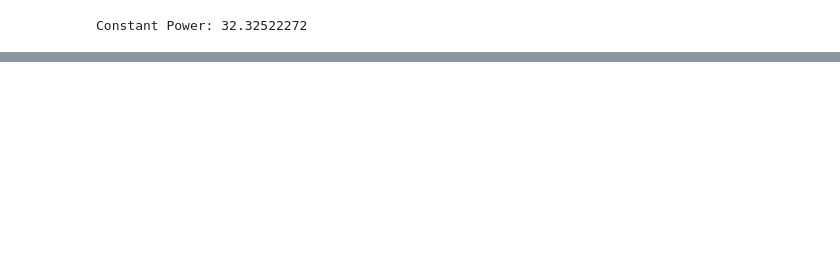
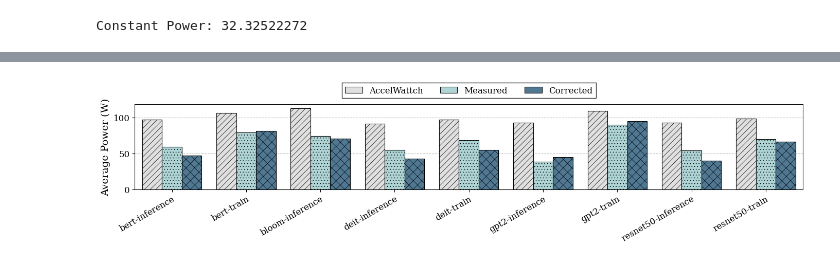
Before and after one commit to ice-rlab/accel-sim-framework-fork, a Jupyter notebook: hta2.ipynb, the cells around one changed output, grey strips where cells are left out. Cells and saved outputs as stored; diff of their text form; code cells hidden in the pictures; blank space fills up the shorter version.

```diff
--- a/hta2.ipynb
+++ b/hta2.ipynb
@@ -359,3 +523,96 @@ plt.savefig("power.png")
+# %%
+import matplotlib.pyplot as plt
+import seaborn as sns
+import polars as pl
+
+# --- 1. WIDE FIGURE CONFIGURATION ---
+# Width of ~7 inches is standard for 2-column papers (spanning both columns).
+# We use a slightly larger size (14x3.5) so it scales down crisply.
+plt.rcParams.update({
+    "font.family": "serif",
+    "font.serif": ["Times New Roman", "DejaVu Serif"],
+    "font.size": 12,
+    "axes.labelsize": 14,
+    "axes.titlesize": 14,
+    "xtick.labelsize": 12,
+    "ytick.labelsize": 12,
+    "legend.fontsize": 12,
+    "figure.figsize": (14, 3.5), # Wide aspect ratio
+    "hatch.linewidth": 0.5       # Thinner hatch lines for elegance
+})
+
+# --- 2. DATA PREPARATION ---
+plot_df = (
+    correct_df.select("benchmark", "accel_power_W", "measured_power_W", "corrected_power_W")
+    .sort("benchmark")
+    .rename({
+        "accel_power_W": "AccelWattch",
+        "measured_power_W": "Measured",
+        "corrected_power_W": "Corrected"
+    })
+    .unpivot(index="benchmark", value_name="power_W", variable_name="Type")
+    .to_pandas()
+)
+
+# --- 3. PLOTTING ---
+fig, ax = plt.subplots()
+
+# Use a grayscale/muted palette which prints well in black & white papers
+# Colors: Light Grey, Light Blue, Dark Blue/Slate
+colors = ["#e0e0e0", "#a8dadc", "#457b9d"]
+
+bar = sns.barplot(
+    data=plot_df,
+    x="benchmark",
+    y="power_W",
+    hue="Type",
+    ax=ax,
+    palette=colors,
+    edgecolor="black",
+    linewidth=0.8,
+    width=0.8
+)
+
+# --- 4. APPLY HATCHING (3 Patterns) ---
+# Since we have 3 bars per group, we need 3 distinct patterns
+# 1. Accelerator: Diagonal lines (//)
+# 2. Measured: Dots (..)
+# 3. Corrected: Crosshatch (xx) or darker diagonal (\\)
+hatches = ['///', '...', 'xx']
+
+for i, container in enumerate(ax.containers):
+    # Loop through each bar in the container
+    for patch in container:
+        # Set pattern based on the container index (0, 1, or 2)
+        patch.set_hatch(hatches[i % len(hatches)])
+
+# --- 5. LAYOUT & STYLING ---
+ax.grid(which='major', axis='y', linestyle='--', color='gray', alpha=0.5, zorder=0)
+ax.set_axisbelow(True)
+
+ax.set_xlabel("", fontsize=1)
+ax.set_ylabel("Average Power (W)", fontsize=14)
+
+# Rotate x-ticks slightly for readability
+plt.xticks(rotation=30, ha='right', rotation_mode="anchor")
+
+# Legend: Centered above the plot, horizontal
+ax.legend(
+    loc='lower center',
+    bbox_to_anchor=(0.5, 1.02),
+    ncol=3, # 3 columns for 3 items
+    frameon=True,
+    edgecolor="black",
+    fancybox=False
+)
+
+plt.tight_layout()
+
+# Save
+plt.savefig("power.pdf", dpi=300, bbox_inches='tight')
+plt.show()
+# %% [output]
+[figure, added]
 # %%
 sns.barplot(
     correct_df.select("benchmark", "accel_power_W", "measured_power_W", "corrected_power_W")
```
Also changed, not shown: parts of 18 cells of this notebook, 5 other files.
